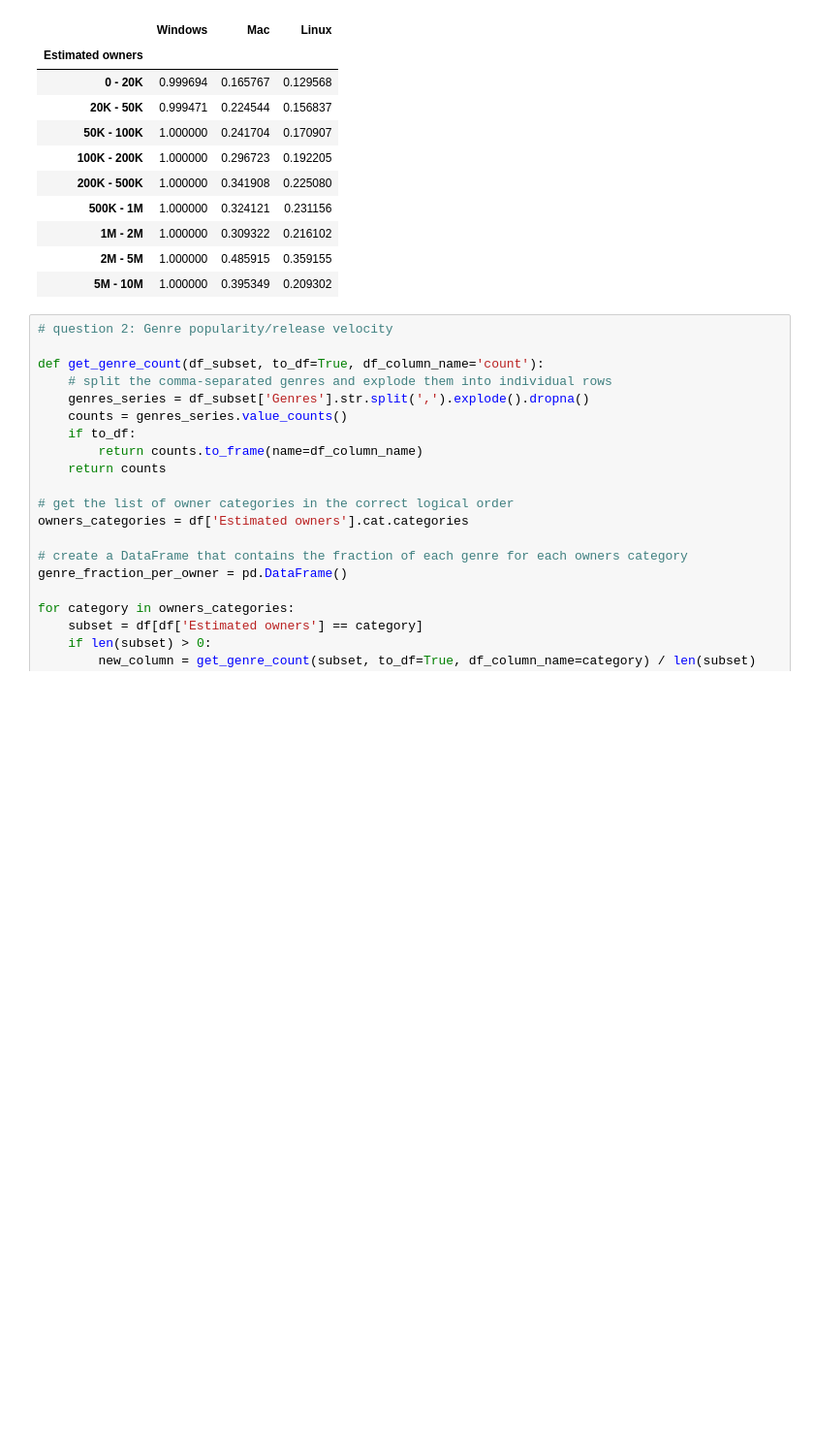
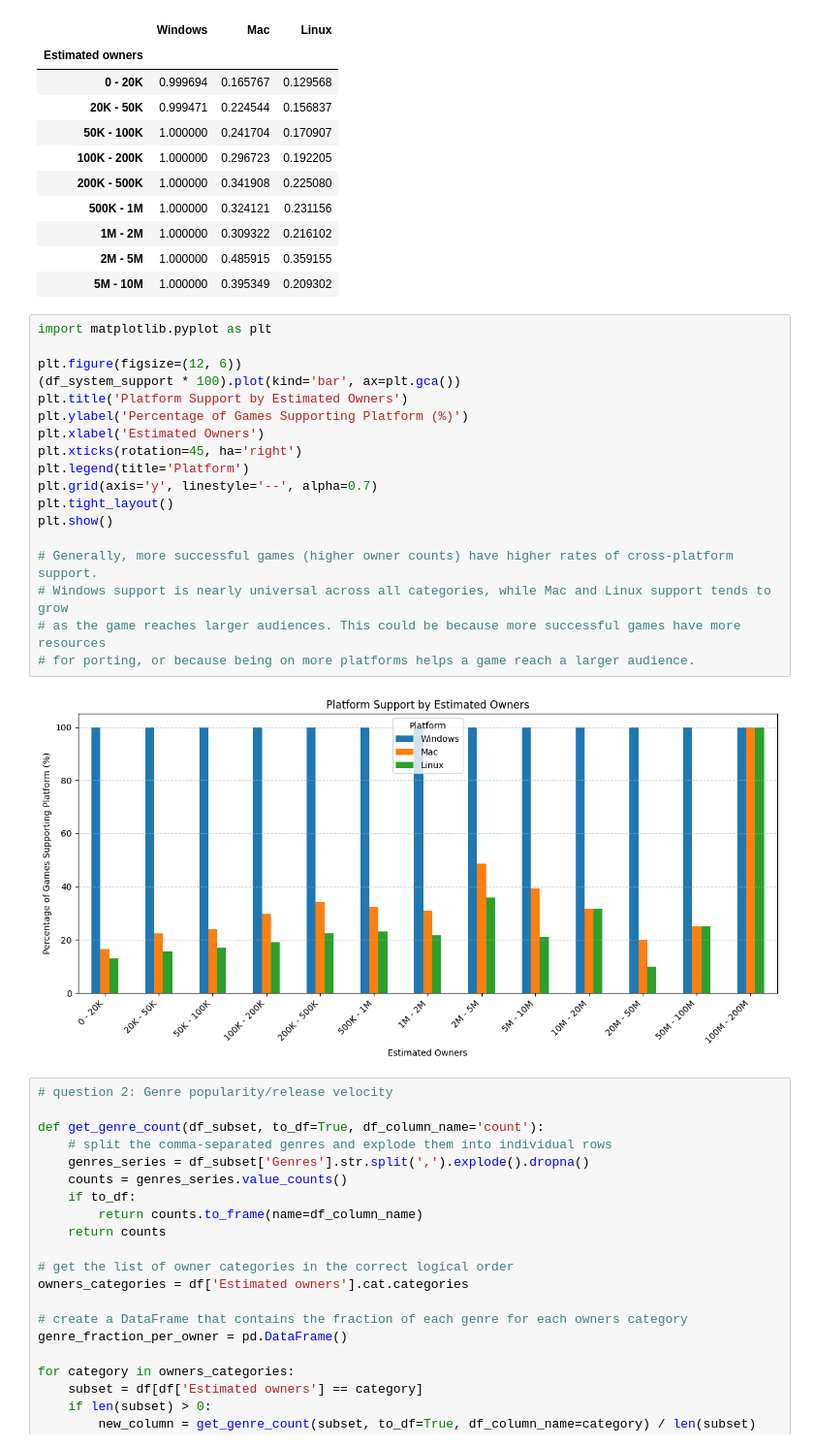
Before and after one commit to PatrickRinn/COSC-301-Project, a Jupyter notebook: analysis.ipynb, the cells around one changed output. Shown at 97% size. Drawn from its saved outputs; the diff is of its cells as text; blank space fills up the shorter version.

```diff
--- a/analysis.ipynb
+++ b/analysis.ipynb
@@ -55,6 +138,26 @@ df_system_support.head(9)
 | 1M - 2M | 1.000000 | 0.309322 | 0.216102 |
 | 2M - 5M | 1.000000 | 0.485915 | 0.359155 |
 | 5M - 10M | 1.000000 | 0.395349 | 0.209302 |
+# %%
+import matplotlib.pyplot as plt
+
+plt.figure(figsize=(12, 6))
+(df_system_support * 100).plot(kind='bar', ax=plt.gca())
+plt.title('Platform Support by Estimated Owners')
+plt.ylabel('Percentage of Games Supporting Platform (%)')
+plt.xlabel('Estimated Owners')
+plt.xticks(rotation=45, ha='right')
+plt.legend(title='Platform')
+plt.grid(axis='y', linestyle='--', alpha=0.7)
+plt.tight_layout()
+plt.show()
+
+# Generally, more successful games (higher owner counts) have higher rates of cross-platform support.
+# Windows support is nearly universal across all categories, while Mac and Linux support tends to grow
+# as the game reaches larger audiences. This could be because more successful games have more resources
+# for porting, or because being on more platforms helps a game reach a larger audience.
+# %% [output]
+[figure, added]
 # %%
 # question 2: Genre popularity/release velocity
 
```
Also changed, not shown: parts of 4 cells of this notebook.
